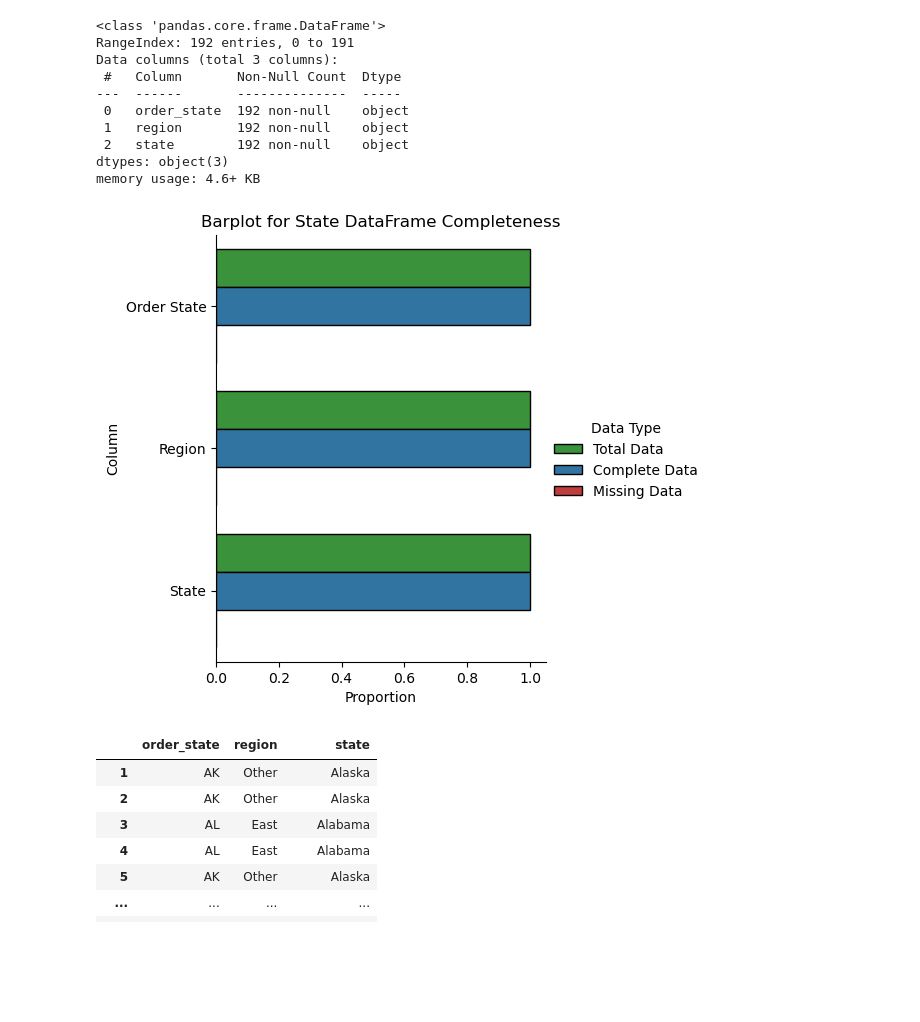
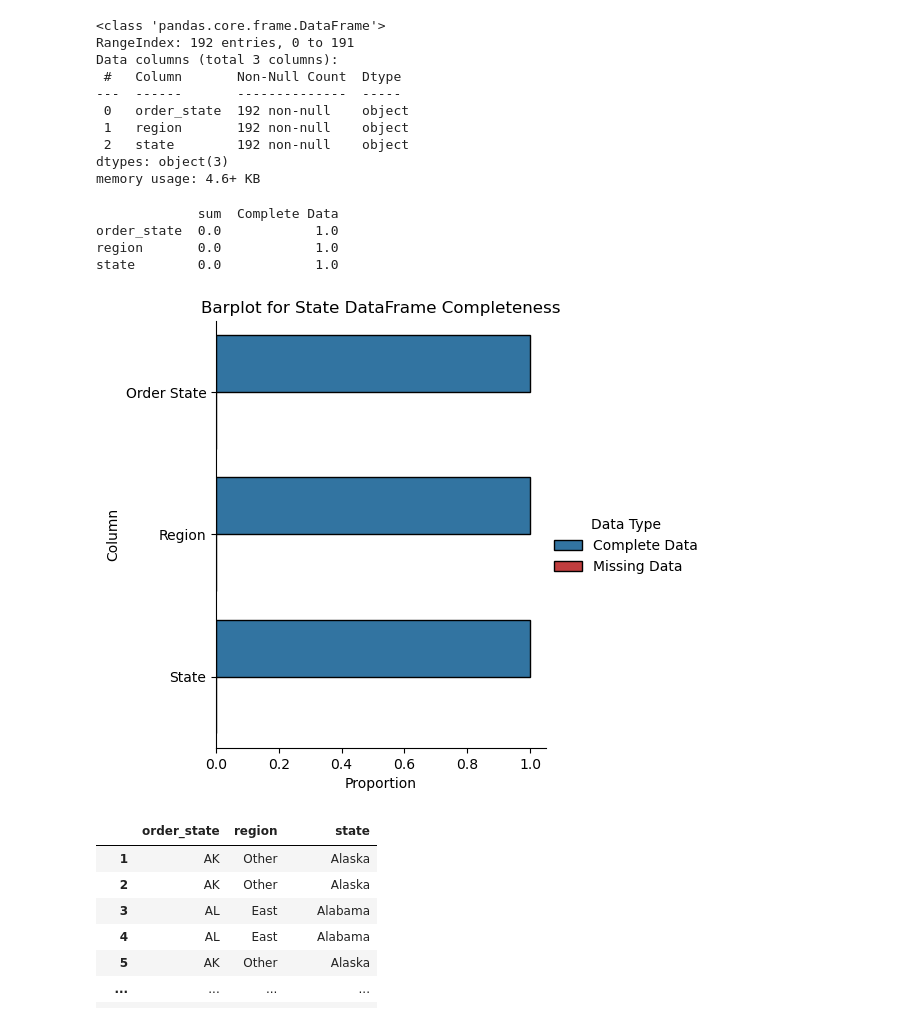
Before and after one commit to jatoapan/Ecommerce_Analytics, a Jupyter notebook: notebooks/1.0_jtd_data_preparation.ipynb, the cells around one changed output. Saved outputs shown, nothing was run; the diff lists cells and outputs as text; code cells hidden in the pictures; blank space fills up the shorter version.

```diff
--- a/notebooks/1.0_jtd_data_preparation.ipynb
+++ b/notebooks/1.0_jtd_data_preparation.ipynb
@@ -157,9 +219,13 @@ dtypes: object(3)
 memory usage: 4.6+ KB
 # %%
 state_df_columns = list(state_df.columns)
-plot_completeness_barplot(df=state_df,column=state_df_columns,df_name="State")
+plots.plot_completeness_barplot(df=state_df,column=state_df_columns,df_name="State")
 # %% [output]
+             sum  Complete Data
+order_state  0.0            1.0
+region       0.0            1.0
+state        0.0            1.0
-[figure, old version]
+[figure, new version]
 # %%
 duplicated_rows = state_df.duplicated(keep=False)
 state_df[duplicated_rows]
```
Also changed, not shown: parts of 20 cells of this notebook, 2 other files.
